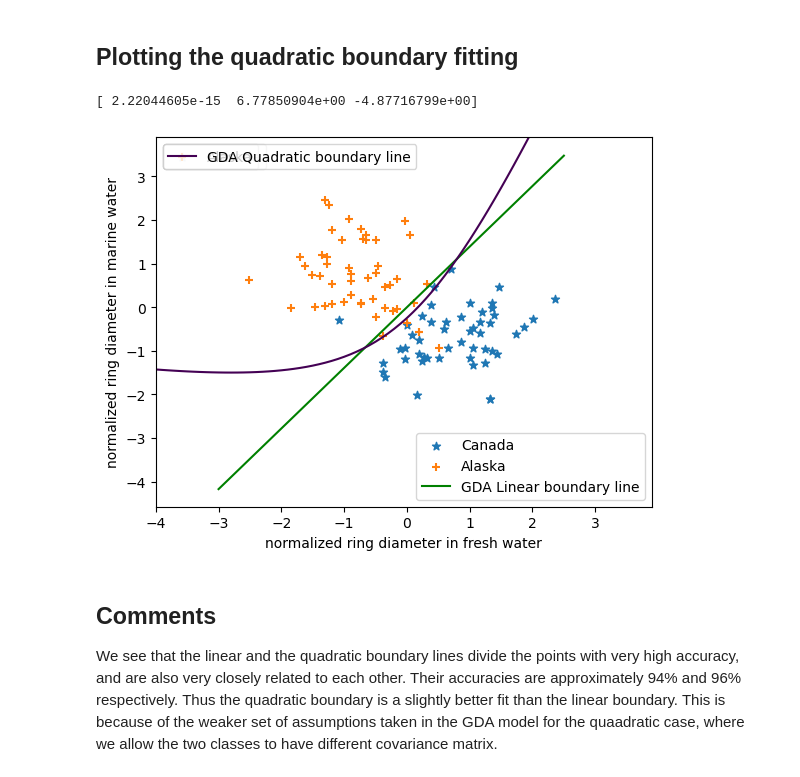
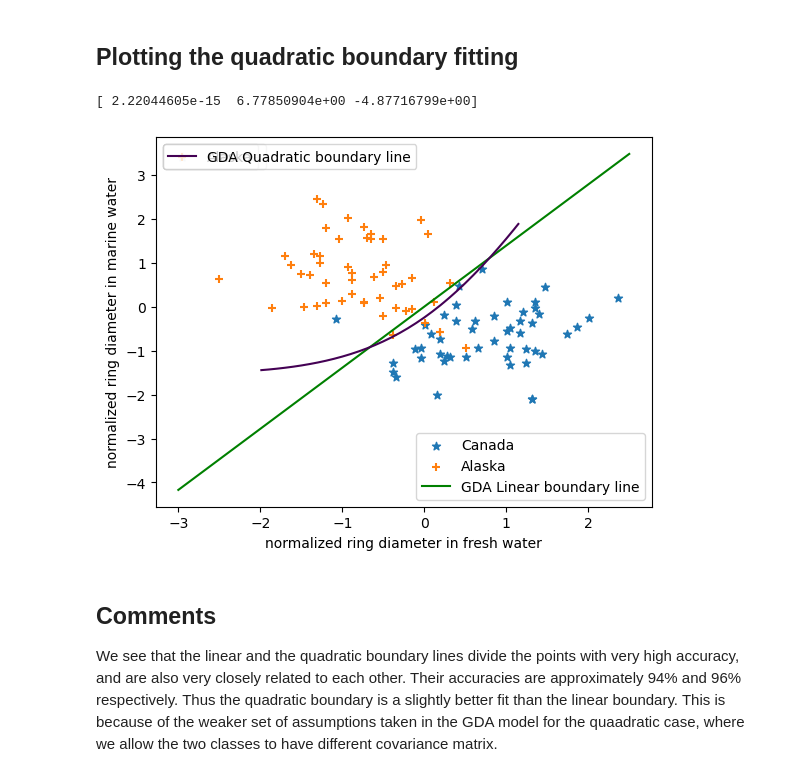
Before and after one commit to Aavegjain/COL774_A1, a Jupyter notebook: part4.ipynb, the cells around one changed output. Drawn from its saved outputs; the diff is of its cells as text; code cells hidden in the pictures.

```diff
--- a/part4.ipynb
+++ b/part4.ipynb
@@ -159,42 +161,42 @@ plt.legend()
 
 
 # plotting quadratic boundary
-x_space = np.arange(-20, 20, 0.1)
-y_space = np.arange(-20, 20, 0.1)
+x_space = np.arange(-2, 2, 0.1)
+y_space = np.arange(-2, 2, 0.1)
 
 X_mesh, Y_mesh  = np.meshgrid(x_space, y_space)
 row, col = X_mesh.shape
 # points = [ [[X_mesh[i,j], Y_mesh[i, j]] for j in range(col)] for i in range(row)]
 
 # points = np.array(points)
 
 inv0 = np.linalg.inv(covariance_0)
 inv1 = np.linalg.inv(covariance_1)
 
 z = np.zeros((row,col))
 for i in range(row):
     for j in range(col):
         point = np.array([X_mesh[i,j], Y_mesh[i,j]])
         z[i,j] = (point.T) @ (inv1 - inv0) @ point + 2 * point.T @ (inv0 @ mean_0 - inv1 @ mean_1) + (mean_1.T @ inv1 @ mean_1 - mean_0.T @ inv0 @ mean_0)
 
 levels = [0]
 contour_plot = plt.contour(X_mesh, Y_mesh, z, levels = levels , cmap = "viridis")
 contour_proxies = [Line2D([0], [0], color=contour_plot.collections[i].get_edgecolor()) for i in range(len(levels))]
 
 scatter_legend1 = plt.legend(handles=[scatter_plot1] )
 scatter_legend2 = plt.legend(handles=[scatter_plot2] )
 
 plt.gca().add_artist(scatter_legend1)
 plt.gca().add_artist(scatter_legend2)
 
 legend3 = plt.legend(contour_proxies , [f'GDA Quadratic boundary line' for level in levels ])
 plt.gca().add_artist(legend3)
 plt.legend()
 
 plt.show()
 # %% [output]
 [ 2.22044605e-15  6.77850904e+00 -4.87716799e+00]
-[figure, old version]
+[figure, new version]
 # %% [markdown]
 ## Comments
 
```
Also changed, not shown: parts of 4 cells of this notebook, 30 other files.
